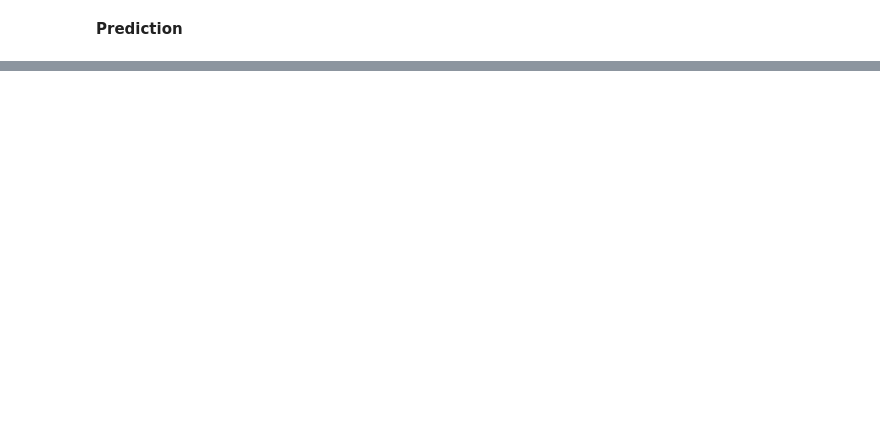
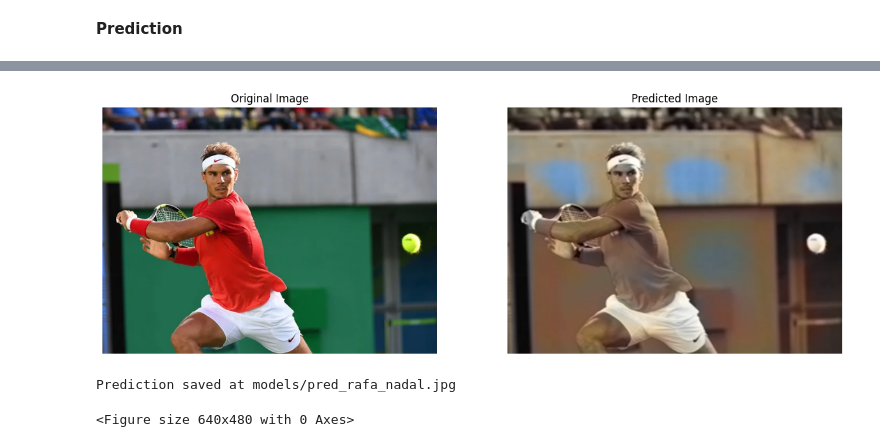
Before and after one commit to HenryECA/image_reconstruction, a Jupyter notebook: main_zhang.ipynb, the cells around one changed output, grey strips where cells are left out. Saved outputs shown, nothing was run; the diff lists cells and outputs as text; code cells hidden in the pictures; blank space fills up the shorter version.

```diff
--- a/main_zhang.ipynb
+++ b/main_zhang.ipynb
@@ -251,0 +270,15 @@ show_image(original_image, pred, save_path=os.path.join(MODELS_PATH, "pred_" + t
+# %%
+test_image = "rafa_nadal.jpg"
+
+original_image, pred = predict_image_zhang(
+    model=model2,
+    image_path=os.path.join(TEST_IMAGE_PATH, test_image),
+    device=device,
+    size=HYPERPARAMETERS["size"],
+)
+
+show_image(original_image, pred, save_path=os.path.join(MODELS_PATH, "pred_" + test_image))
+# %% [output]
+[figure, added]
+Prediction saved at models/pred_rafa_nadal.jpg
+<Figure size 640x480 with 0 Axes>
```
Also changed, not shown: parts of 10 cells of this notebook, 12 other files.
